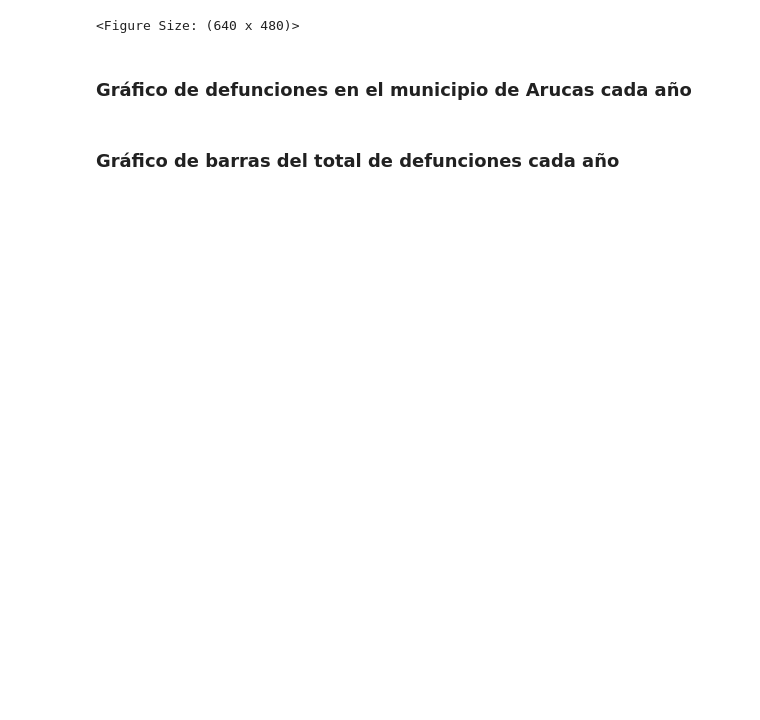
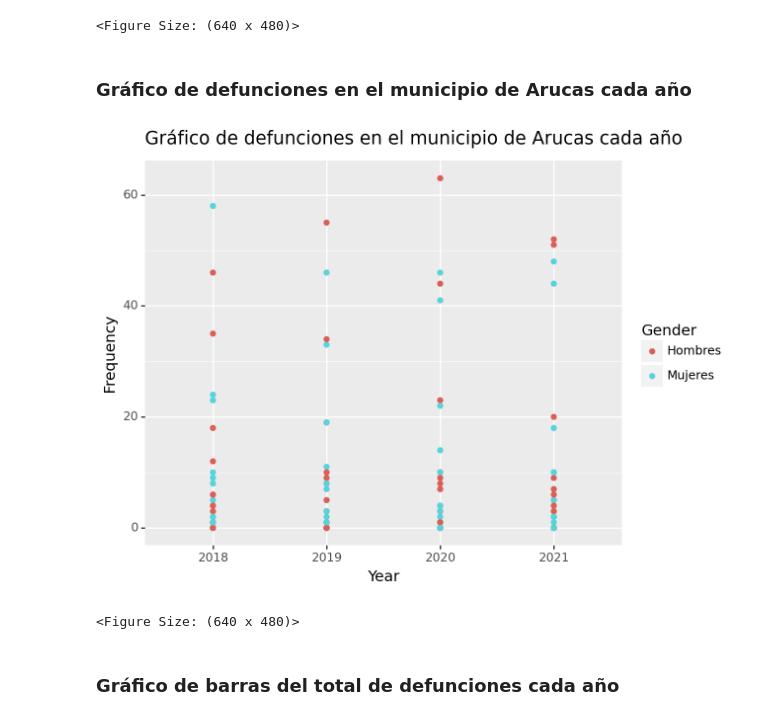
Before and after one commit to alu0101351773/VIS_practicas, a Jupyter notebook: src/jorge_cabrera_alu0101351773.ipynb, the cells around one changed output. Saved outputs shown, nothing was run; the diff lists cells and outputs as text; code cells hidden in the pictures; blank space fills up the shorter version.

```diff
--- a/src/jorge_cabrera_alu0101351773.ipynb
+++ b/src/jorge_cabrera_alu0101351773.ipynb
@@ -133,5 +141,13 @@ display(parsed_df)
 # )
 # %% [markdown]
 ### Gráfico de defunciones en el municipio de Arucas cada año
+# %%
+(ggplot(parsed_df[parsed_df['State'] == 'Arucas'], aes(x = 'Year', y = 'Frequency', color = 'Gender'))
+    + geom_point()
+    + ggtitle('Gráfico de defunciones en el municipio de Arucas cada año')
+)
+# %% [output]
+[figure, added]
+<Figure Size: (640 x 480)>
 # %% [markdown]
 ### Gráfico de barras del total de defunciones cada año
```
Also changed, not shown: parts of 4 cells of this notebook.
